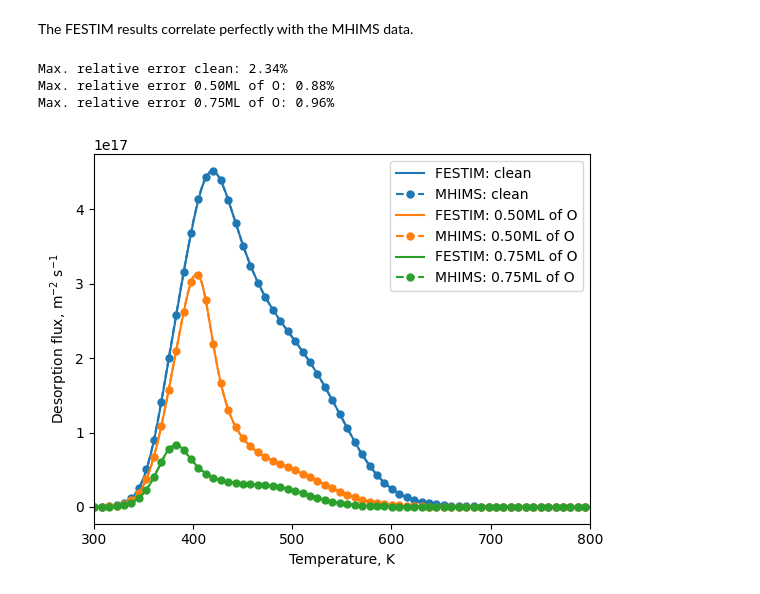
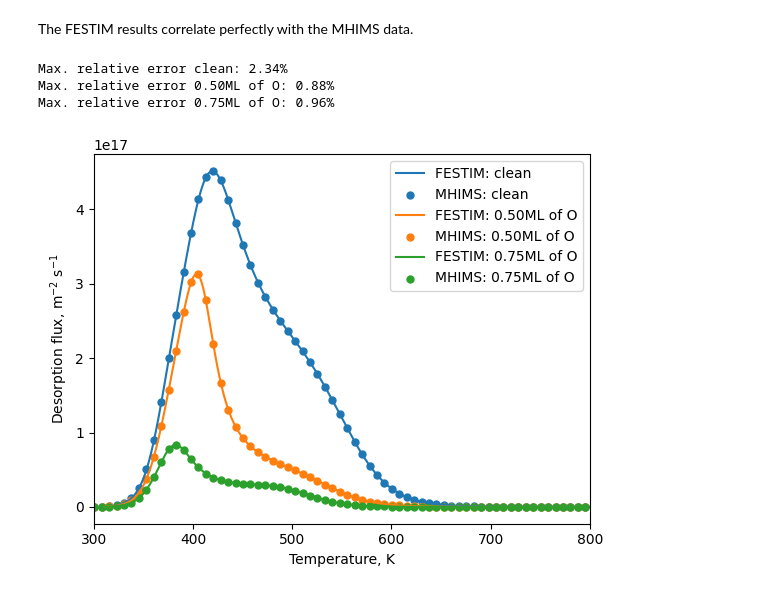
Before and after one commit to KulaginVladimir/FESTIM-SurfaceKinetics-Validation, a Jupyter notebook: D_WO/D_WO.ipynb, the cells around one changed output. Cells and saved outputs as stored; diff of their text form; code cells hidden in the pictures.

```diff
--- a/D_WO/D_WO.ipynb
+++ b/D_WO/D_WO.ipynb
@@ -255,37 +255,35 @@ for i, case in enumerate(cases):
 
     T, Flux = compute_TDS(i, case)
 
     (l1,) = plt.plot(
         T,
         Flux,
         label="FESTIM: " + case,
     )
 
     MHIMS_data = np.loadtxt(
         f"./reference_data/{ref_labels[i]}_MHIMS.txt", skiprows=1, delimiter=","
     )
-    plt.plot(
-        MHIMS_data[:, 0],
-        MHIMS_data[:, 1],
+    plt.scatter(
+        MHIMS_data[::15, 0],
+        MHIMS_data[::15, 1],
         marker="o",
-        markevery=15,
-        ms=5,
+        s=25,
         color=l1.get_color(),
         label="MHIMS: " + case,
-        ls="dashed",
     )
 
     MHIMS_interp = interpolate.interp1d(MHIMS_data[:, 0], MHIMS_data[:, 1])
     print(f"Max. relative error {case}: {norm(MHIMS_interp(T), Flux):.2f}%")
 
 
 plt.ylabel(r"Desorption flux, m$^{-2}$ s$^{-1}$")
 plt.xlabel("Temperature, K")
 plt.legend()
 plt.xlim(300, 800)
 plt.show()
 # %% [output]
 Max. relative error clean: 2.34%
 Max. relative error 0.50ML of O: 0.88%
 Max. relative error 0.75ML of O: 0.96%
-[figure, old version]
+[figure, new version]
```
Also changed, not shown: parts of 1 cell of this notebook, 3 other files.
